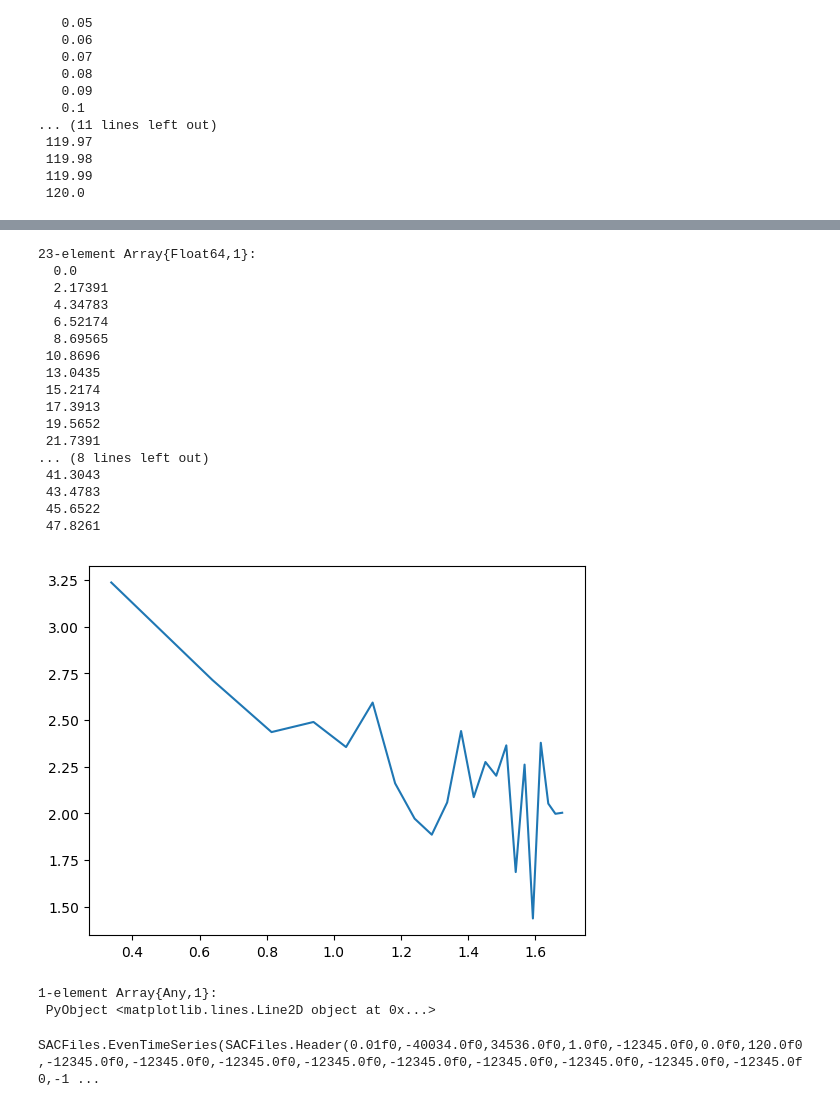
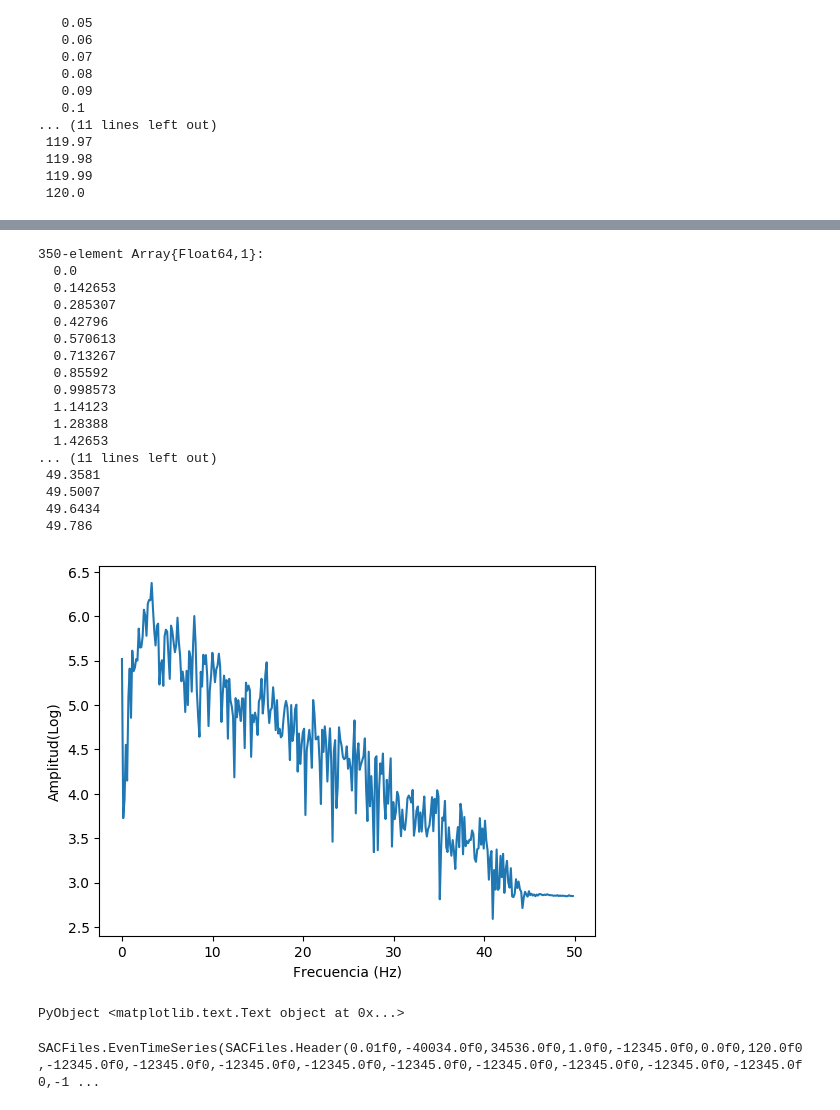
Before and after one commit to RadamesGutierrezZ/Verano, a Jupyter notebook: SegundoEvento.ipynb, the cells around one changed output, grey strips where cells are left out. Saved outputs shown, nothing was run; the diff lists cells and outputs as text; code cells hidden in the pictures.

```diff
--- a/SegundoEvento.ipynb
+++ b/SegundoEvento.ipynb
@@ -411,3 +402,3 @@ plot(log10(FxondaPE),abs(log10(ondaPE)))
 # %%
-ondaS1 = D2E[15:60]
+ondaS1 = D2E[1800:2500]
 # %% [output]
@@ -451,3 +442,3 @@ Ftra4 = fft(ondaS1)
 # %%
-ondaSE = Ftra4[1:23]
+ondaSE = Ftra4[1:350]
 # %% [output]
@@ -471,29 +462,30 @@ ondaSE = Ftra4[1:23]
 # %%
-FxondaSE = collect(0:23-1)*(100/length(Ftra4))
+FxondaSE = collect(0:350-1)*(100/length(Ftra4))
 # %% [output]
-23-element Array{Float64,1}:
+350-element Array{Float64,1}:
   0.0
-  2.17391
-  4.34783
-  6.52174
-  8.69565
- 10.8696
- 13.0435
- 15.2174
- 17.3913
- 19.5652
- 21.7391
-... (8 lines left out)
- 41.3043
- 43.4783
- 45.6522
- 47.8261
+  0.142653
+  0.285307
+  0.42796
+  0.570613
+  0.713267
+  0.85592
+  0.998573
+  1.14123
+  1.28388
+  1.42653
+... (11 lines left out)
+ 49.3581
+ 49.5007
+ 49.6434
+ 49.786
 # %%
-plot(log10(FxondaSE),abs(log10(ondaSE)))
+plot((FxondaSE),abs(log10(ondaSE)))
+ylabel("Amplitud(Log)")
+xlabel("Frecuencia (Hz)")
 # %% [output]
-[figure, old version]
+[figure, new version]
-1-element Array{Any,1}:
- PyObject <matplotlib.lines.Line2D object at 0x...>
+PyObject <matplotlib.text.Text object at 0x...>
 # %%
 S2N = readsac("Sismo2N.SAC")
 # %% [output]
```
Also changed, not shown: parts of 32 cells of this notebook.
